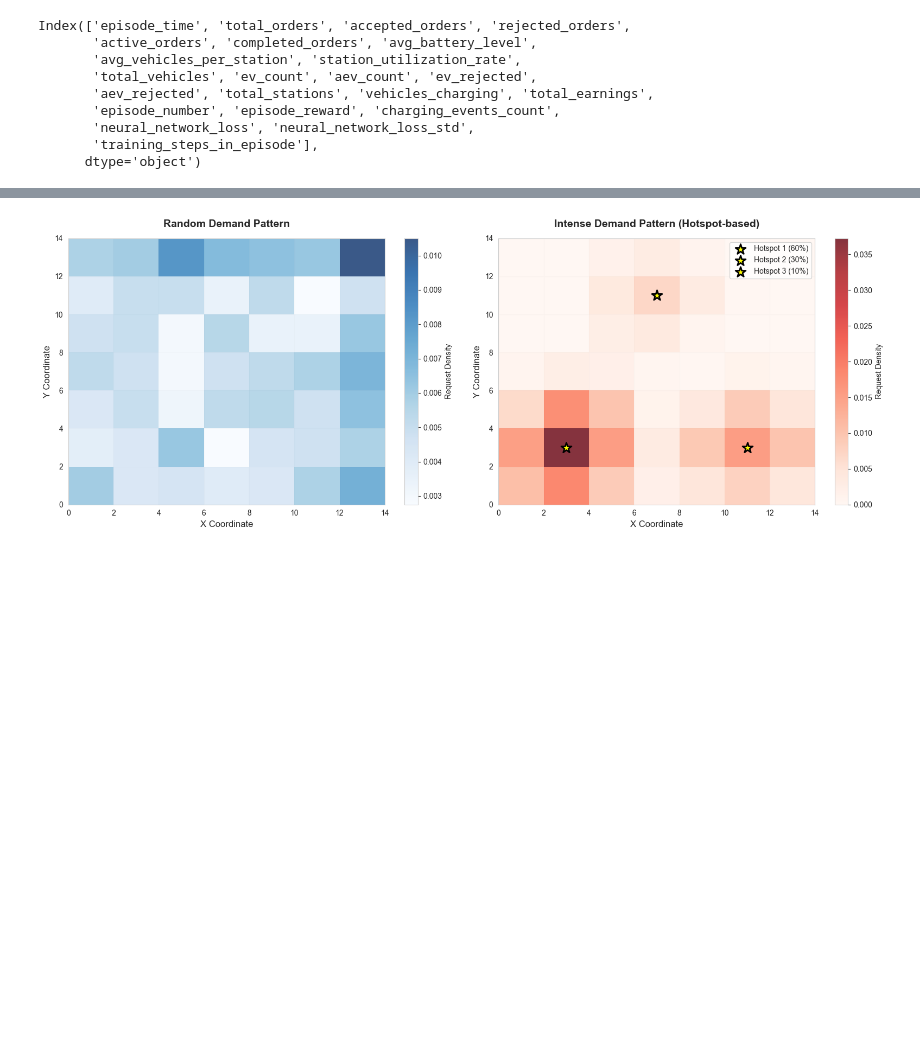
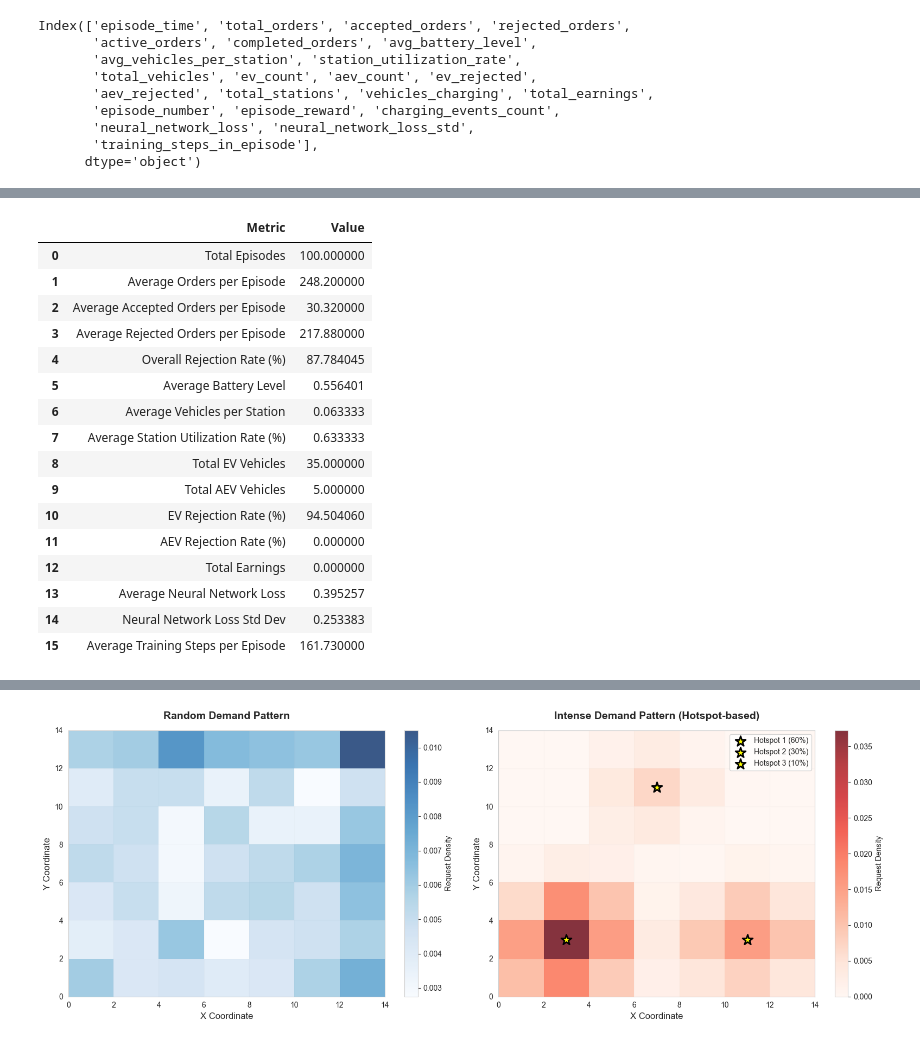
Before and after one commit to miluosi/EV-ADP, a Jupyter notebook: compare.ipynb, the cells around one changed output, grey strips where cells are left out. Saved outputs shown, nothing was run; the diff lists cells and outputs as text; code cells hidden in the pictures; blank space fills up the shorter version.

```diff
--- a/compare.ipynb
+++ b/compare.ipynb
@@ -314,0 +165,31 @@ ADP=0.5:
+# %%
+file_pattern = 'results/integrated_tests/episode_statistics_adp0_demandintense_*.xlsx'
+file_pattern_0_5 = 'results/integrated_tests/episode_statistics_adp0.5_demandintense_*.xlsx'
+file_pattern_1 ='results/integrated_tests/episode_statistics_adp1_demandintense_*.xlsx'
+matching_files = glob.glob(file_pattern)
+matching_files_0_5 = glob.glob(file_pattern_0_5)
+matching_files_1 = glob.glob(file_pattern_1)
+
+adp_0 = pd.read_excel(matching_files[0], sheet_name='Summary')
+adp_0_5 = pd.read_excel(matching_files_0_5[0], sheet_name='Summary')
+adp_1 = pd.read_excel(matching_files_1[0], sheet_name='Summary')
+# %%
+adp_1
+# %% [output]
+|  | Metric | Value |
+| 0 | Total Episodes | 100.000000 |
+| 1 | Average Orders per Episode | 248.200000 |
+| 2 | Average Accepted Orders per Episode | 30.320000 |
+| 3 | Average Rejected Orders per Episode | 217.880000 |
+| 4 | Overall Rejection Rate (%) | 87.784045 |
+| 5 | Average Battery Level | 0.556401 |
+| 6 | Average Vehicles per Station | 0.063333 |
+| 7 | Average Station Utilization Rate (%) | 0.633333 |
+| 8 | Total EV Vehicles | 35.000000 |
+| 9 | Total AEV Vehicles | 5.000000 |
+| 10 | EV Rejection Rate (%) | 94.504060 |
+| 11 | AEV Rejection Rate (%) | 0.000000 |
+| 12 | Total Earnings | 0.000000 |
+| 13 | Average Neural Network Loss | 0.395257 |
+| 14 | Neural Network Loss Std Dev | 0.253383 |
+| 15 | Average Training Steps per Episode | 161.730000 |
```
Also changed, not shown: parts of 12 cells of this notebook, 33 other files.
